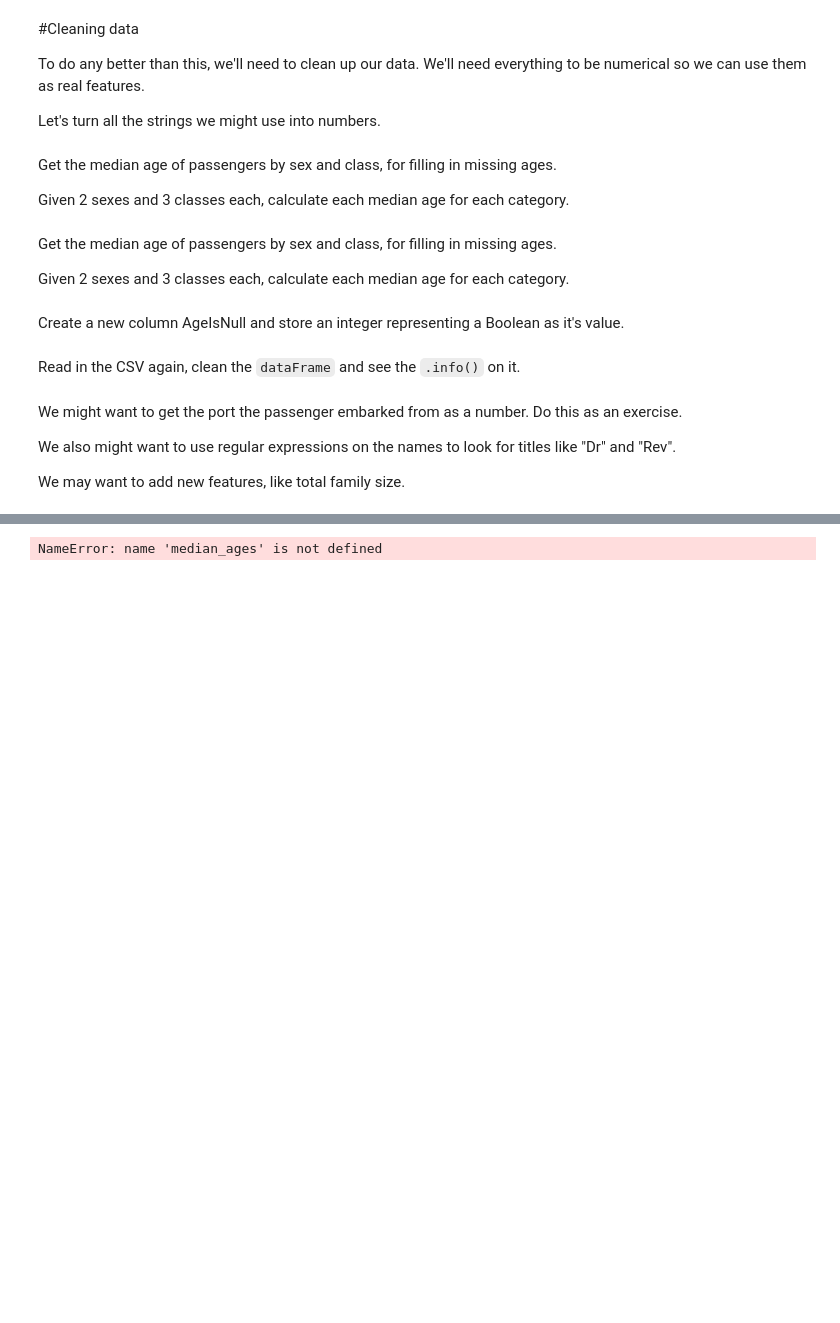
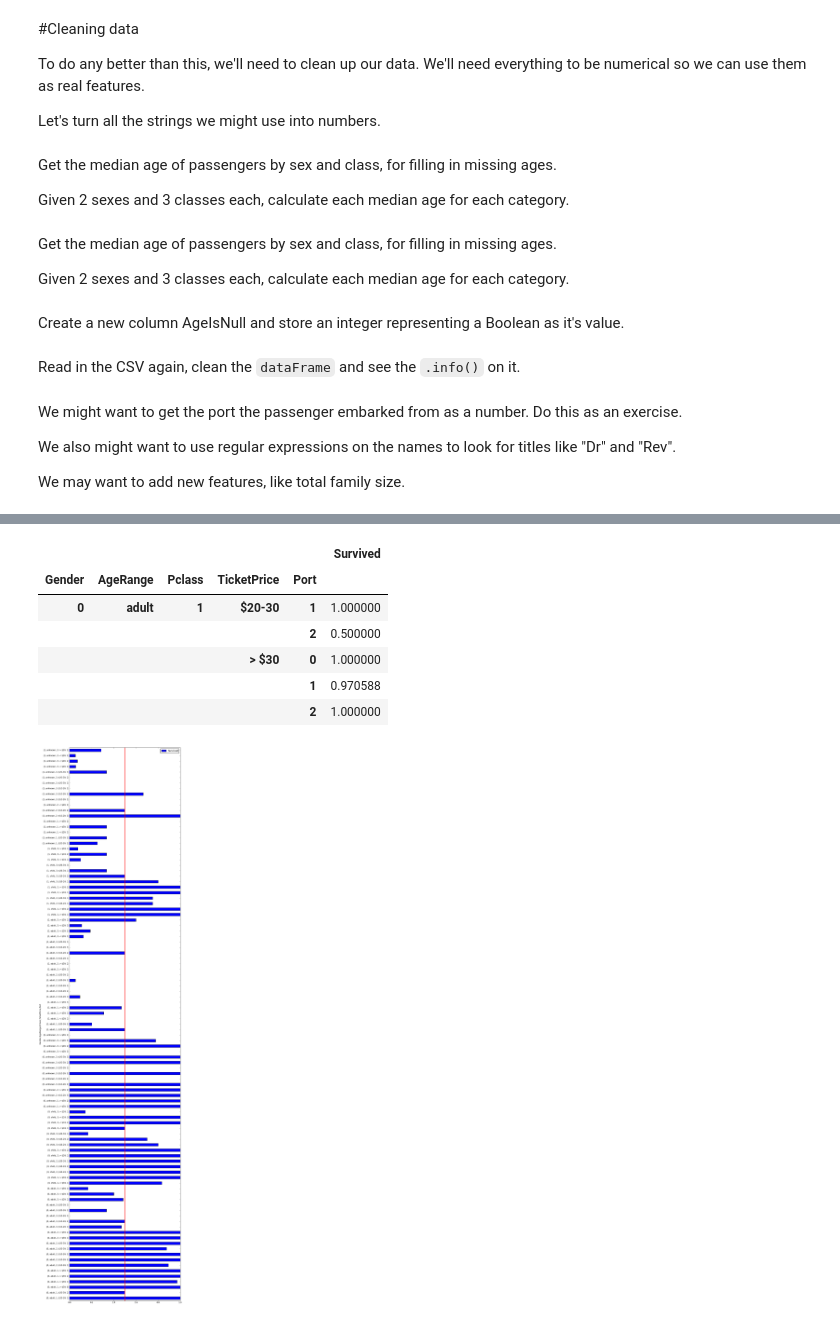
Before and after one commit to tiy-lv-python-2015-06/titanic, a Jupyter notebook: Titanic Starting Point.ipynb, the cells around one changed output, grey strips where cells are left out. Cells and saved outputs as stored; diff of their text form; code cells hidden in the pictures; blank space fills up the shorter version.

````diff
--- a/Titanic Starting Point.ipynb
+++ b/Titanic Starting Point.ipynb
@@ -213,6 +213,8 @@ test.to_csv("titanic/gender_age_set.csv", index=False)
 To do any better than this, we'll need to clean up our data. We'll need everything to be numerical so we can use them as real features.
 
 Let's turn all the strings we might use into numbers.
+# %%
+train['Gender'] = train['Sex'].map( {'female': 0, 'male': 1} ).astype(int)
 # %% [markdown]
 Get the median age of passengers by sex and class, for filling in missing ages.
 
@@ -261,9 +263,15 @@ def clean(df, median_ages=None):
     return df
 # %% [markdown]
 Read in the CSV again, clean the ```dataFrame``` and see the ```.info()``` on it.
+# %%
+guess_ages(train)
+train = clean(train, calc_median_ages(train))
 # %% [markdown]
 We might want to get the port the passenger embarked from as a number. Do this as an exercise.
 
 We also might want to use regular expressions on the names to look for titles like "Dr" and "Rev".
 
 We may want to add new features, like total family size.
+# %%
+train['Port'] = train['Embarked'].map( {np.nan: 0, 'S': 1, 'C': 2, 'Q': 3} ).astype(int)
+test.head()
@@ -270,3 +285,17 @@ We may want to add new features, like total family size.
+# %%
+price_survivor_table = pd.pivot_table(train, index=["Gender", "AgeRange", "Pclass", "TicketPrice", "Port"], values=["Survived"])
+price_survivor_table.plot(kind="barh", figsize=(10, 50))
+plt.axvline(x=0.5, linewidth=2, color='r')
+price_survivor_table.head()
+# %% [output]
+|  |  |  |  |  | Survived |
+| Gender | AgeRange | Pclass | TicketPrice | Port |  |
+| 0 | adult | 1 | $20-30 | 1 | 1.000000 |
+|  |  |  |  | 2 | 0.500000 |
+|  |  |  | > $30 | 0 | 1.000000 |
+|  |  |  |  | 1 | 0.970588 |
+|  |  |  |  | 2 | 1.000000 |
+[figure, added]
 # %%
 median_ages = calc_median_ages(train)
 test = pd.read_csv("titanic/test.csv")
@@ -274,5 +302,2 @@ test.info()
 # %%
 test = clean(test, median_ages)
-test.info()
-# %% [output]
-NameError: name 'median_ages' is not defined
````
Also changed, not shown: parts of 9 cells of this notebook.
